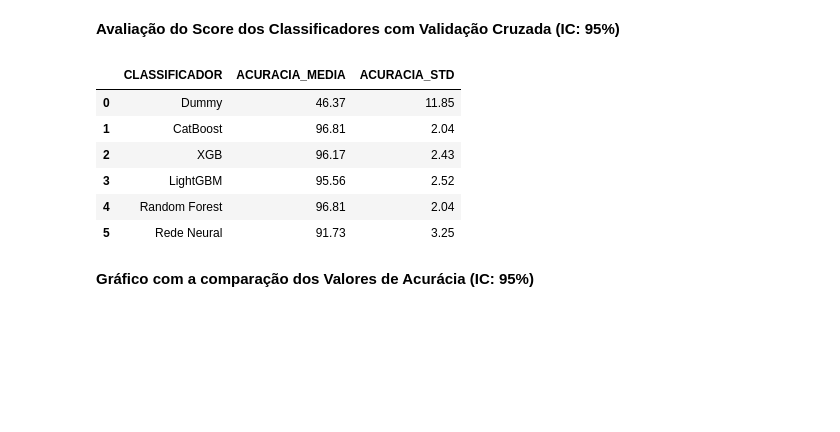
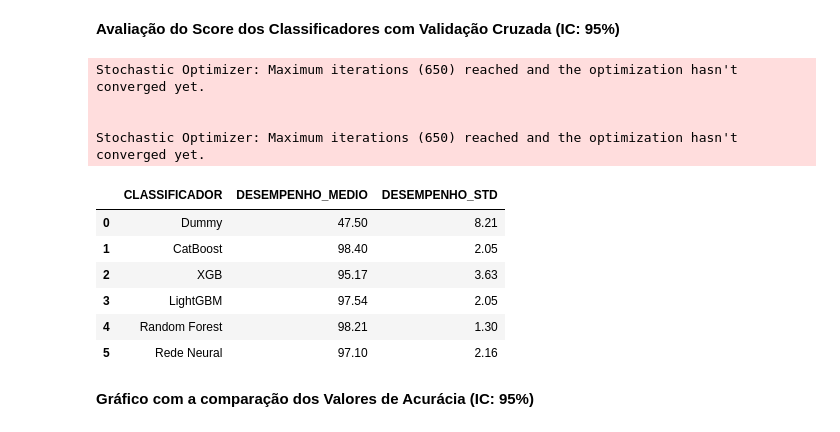
Before and after one commit to inf032/introducaoML, a Jupyter notebook: Farm03.Metricas.ipynb, the cells around one changed output. Cells and saved outputs as stored; diff of their text form; code cells hidden in the pictures; blank space fills up the shorter version.

```diff
--- a/Farm03.Metricas.ipynb
+++ b/Farm03.Metricas.ipynb
@@ -230,9 +230,9 @@ def graph_confusion_matrix(model, X_test, y_true) :
 # %%
 resultados = []
 
-for nome, model in zip(nomes, classificadores) :
+for nome, classificador in zip(nomes, classificadores) :
     model = Pipeline(steps=[('step_one', col_transformer), ('ss',  StandardScaler()),
-                           ('imputer', ImputerWithMissingMark()), ('classificador', model)]).fit(X_train, y_train)
+                           ('imputer', ImputerWithMissingMark()), ('classificador', classificador)]).fit(X_train, y_train)
 
     y_pred = model.predict(X_test)
     acuracia, precisao, sensibilidade, f1 = calcular_metricas(model, X_test, y_test)
@@ -333,26 +355,30 @@ print_metrica(dfResultados, 'F1')
 # %%
 from sklearn.model_selection import cross_validate
 
 
 resultados_cv = []
 
 for nome, model in zip(nomes, classificadores) :
     modelo = Pipeline(steps=[('step_one', col_transformer), ('ss',  StandardScaler()),
                            ('imputer', ImputerWithMissingMark()), ('classificador', model)])
-    resultado_cv = cross_validate(modelo, X_train, y_train, cv=5)
+    resultado_cv = cross_validate(modelo, X_train, y_train, cv=5,scoring='roc_auc')
     resultados_cv.append([nome, np.round(resultado_cv['test_score'].mean()*100,2), np.round(resultado_cv['test_score'].std()*100,2)])
 
-dfResultados_cv = pd.DataFrame(resultados_cv, columns = ['CLASSIFICADOR', 'ACURACIA_MEDIA', 'ACURACIA_STD'])
+dfResultados_cv = pd.DataFrame(resultados_cv, columns = ['CLASSIFICADOR', 'DESEMPENHO_MEDIO', 'DESEMPENHO_STD'])
 
 dfResultados_cv
 # %% [output]
+Stochastic Optimizer: Maximum iterations (650) reached and the optimization hasn't converged yet.
+
+
+Stochastic Optimizer: Maximum iterations (650) reached and the optimization hasn't converged yet.
-|  | CLASSIFICADOR | ACURACIA_MEDIA | ACURACIA_STD |
-| 0 | Dummy | 46.37 | 11.85 |
-| 1 | CatBoost | 96.81 | 2.04 |
-| 2 | XGB | 96.17 | 2.43 |
-| 3 | LightGBM | 95.56 | 2.52 |
-| 4 | Random Forest | 96.81 | 2.04 |
-| 5 | Rede Neural | 91.73 | 3.25 |
+|  | CLASSIFICADOR | DESEMPENHO_MEDIO | DESEMPENHO_STD |
+| 0 | Dummy | 47.50 | 8.21 |
+| 1 | CatBoost | 98.40 | 2.05 |
+| 2 | XGB | 95.17 | 3.63 |
+| 3 | LightGBM | 97.54 | 2.05 |
+| 4 | Random Forest | 98.21 | 1.30 |
+| 5 | Rede Neural | 97.10 | 2.16 |
 # %% [markdown]
 **Gráfico com a comparação dos Valores de Acurácia (IC: 95%)**
 # %%
```
Also changed, not shown: parts of 2 cells of this notebook.
